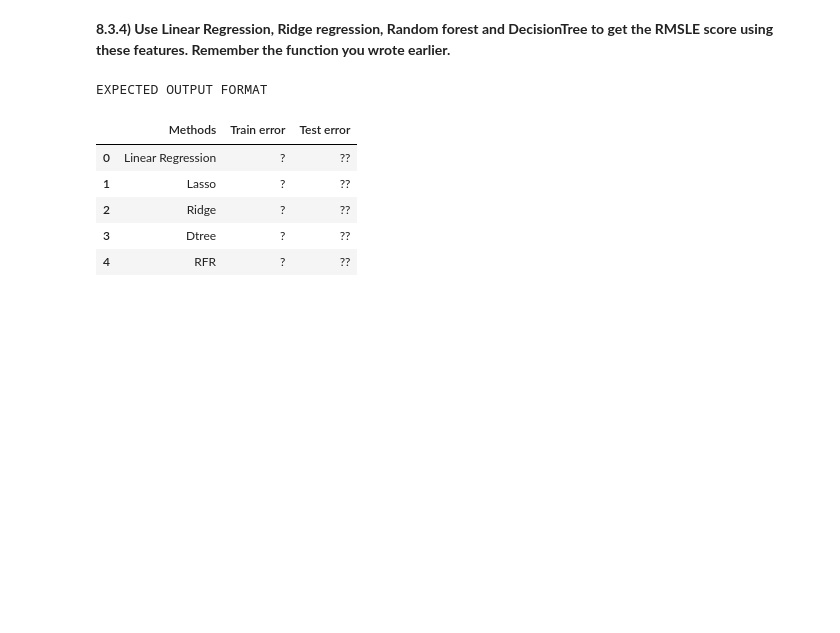
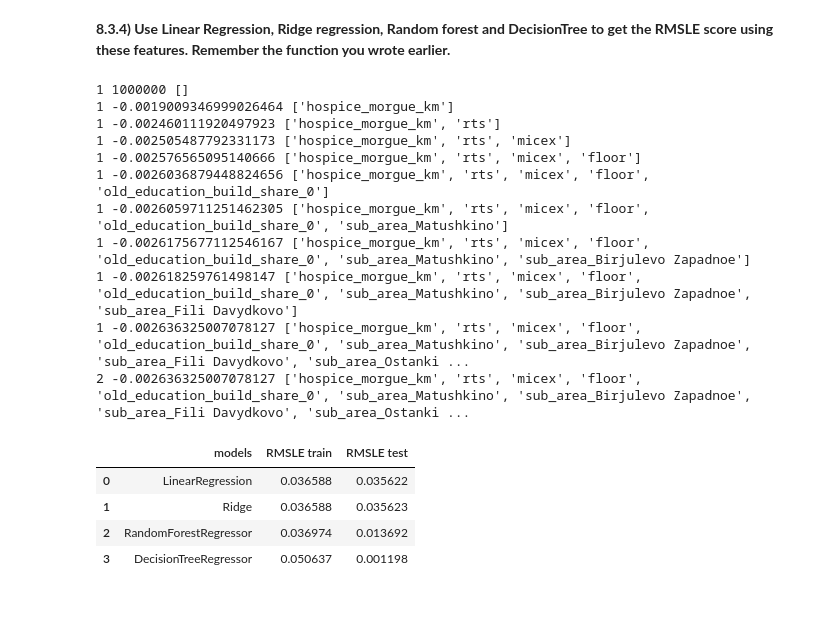
Before and after one commit to Anilian/my_education, a Jupyter notebook: Anna_iliushina_hw1.ipynb, the cells around one changed output. Drawn from its saved outputs; the diff is of its cells as text; code cells hidden in the pictures; blank space fills up the shorter version.

```diff
--- a/Anna_iliushina_hw1.ipynb
+++ b/Anna_iliushina_hw1.ipynb
@@ -1156,18 +1156,27 @@ def forward_steps(X, y, n_rounds, model):
 # %%
 ### BEGIN Solution
 n_rounds = 2
 tree = DecisionTreeRegressor()
 top_forward_step_importance = forward_steps(X_train, y_train_log, n_rounds, tree)
-
+RMSLE_table(X_train[top_forward_step_importance], y_train_log, X_test[top_forward_step_importance], y_test_log)
 ### END Solution
 # %% [output]
-EXPECTED OUTPUT FORMAT
+1 1000000 []
+1 -0.0019009346999026464 ['hospice_morgue_km']
+1 -0.002460111920497923 ['hospice_morgue_km', 'rts']
+1 -0.002505487792331173 ['hospice_morgue_km', 'rts', 'micex']
+1 -0.002576565095140666 ['hospice_morgue_km', 'rts', 'micex', 'floor']
+1 -0.0026036879448824656 ['hospice_morgue_km', 'rts', 'micex', 'floor', 'old_education_build_share_0']
+1 -0.0026059711251462305 ['hospice_morgue_km', 'rts', 'micex', 'floor', 'old_education_build_share_0', 'sub_area_Matushkino']
+1 -0.0026175677112546167 ['hospice_morgue_km', 'rts', 'micex', 'floor', 'old_education_build_share_0', 'sub_area_Matushkino', 'sub_area_Birjulevo Zapadnoe']
+1 -0.002618259761498147 ['hospice_morgue_km', 'rts', 'micex', 'floor', 'old_education_build_share_0', 'sub_area_Matushkino', 'sub_area_Birjulevo Zapadnoe', 'sub_area_Fili Davydkovo']
+1 -0.002636325007078127 ['hospice_morgue_km', 'rts', 'micex', 'floor', 'old_education_build_share_0', 'sub_area_Matushkino', 'sub_area_Birjulevo Zapadnoe', 'sub_area_Fili Davydkovo', 'sub_area_Ostanki ...
+2 -0.002636325007078127 ['hospice_morgue_km', 'rts', 'micex', 'floor', 'old_education_build_share_0', 'sub_area_Matushkino', 'sub_area_Birjulevo Zapadnoe', 'sub_area_Fili Davydkovo', 'sub_area_Ostanki ...
-|  | Methods | Train error | Test error |
-| 0 | Linear Regression | ? | ?? |
-| 1 | Lasso | ? | ?? |
-| 2 | Ridge | ? | ?? |
-| 3 | Dtree | ? | ?? |
-| 4 | RFR | ? | ?? |
+|  | models | RMSLE train | RMSLE test |
+| 0 | LinearRegression | 0.036588 | 0.035622 |
+| 1 | Ridge | 0.036588 | 0.035623 |
+| 2 | RandomForestRegressor | 0.036974 | 0.013692 |
+| 3 | DecisionTreeRegressor | 0.050637 | 0.001198 |
 # %% [markdown]
 <br>
 # %% [markdown]
```
Also changed, not shown: parts of 2 cells of this notebook.
